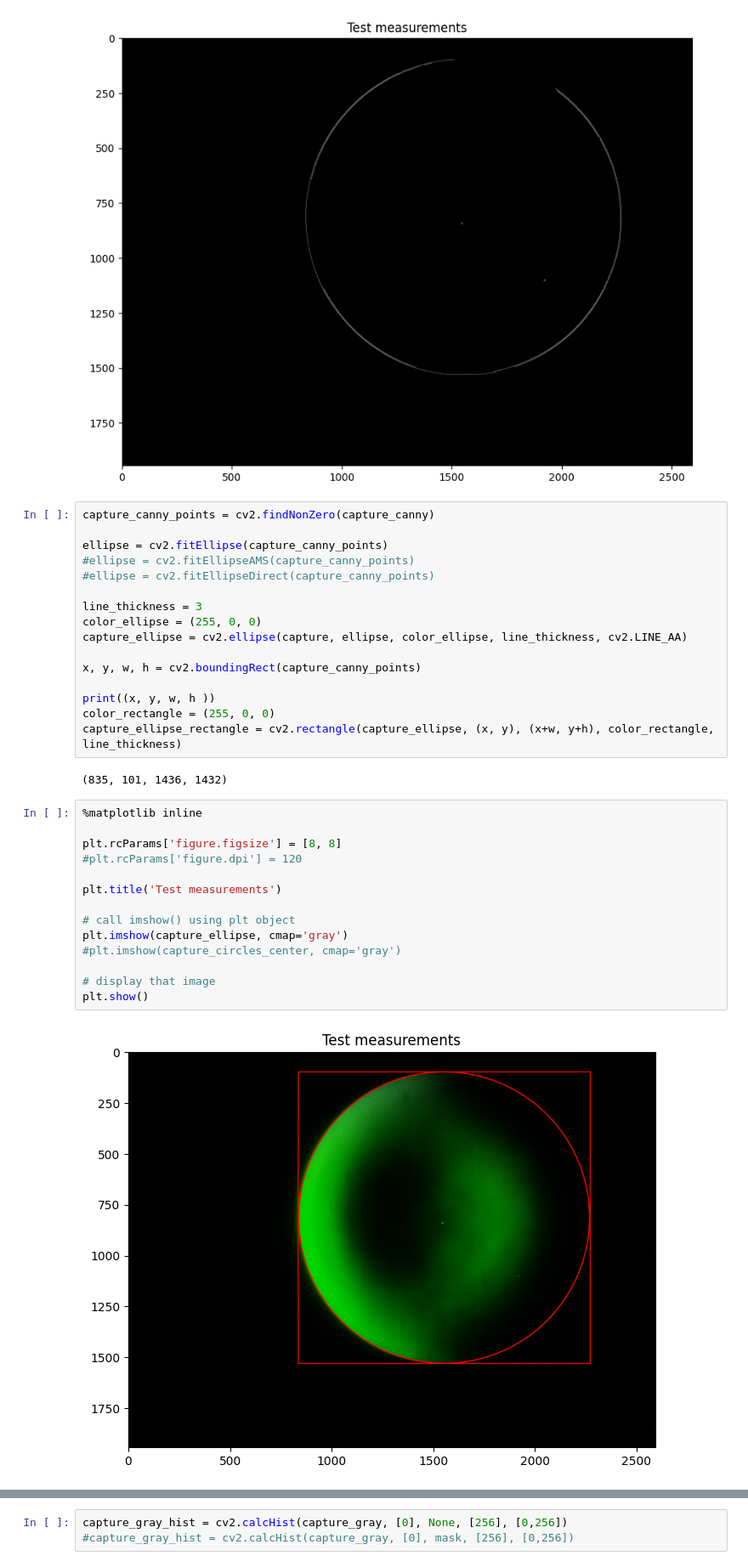
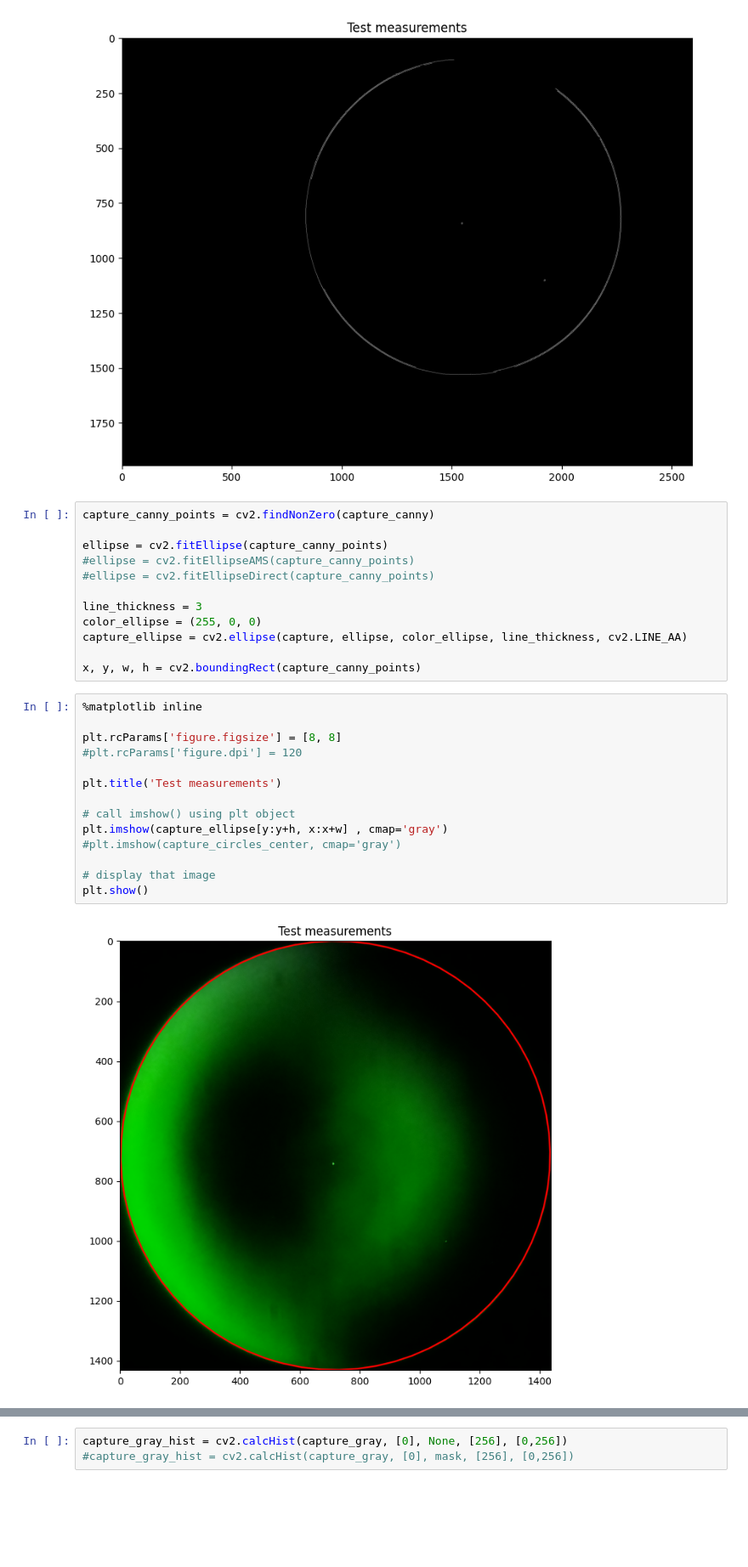
Before and after one commit to nunosousa/TelescopeMirrorTester, a Jupyter notebook: Software/Jupyter Notebooks/Shadowgram analysis/Shadowgram analysis.ipynb, the cells around one changed output, grey strips where cells are left out. Shown at 85% size. Drawn from its saved outputs; the diff is of its cells as text; blank space fills up the shorter version.

```diff
--- a/Software/Jupyter Notebooks/Shadowgram analysis/Shadowgram analysis.ipynb
+++ b/Software/Jupyter Notebooks/Shadowgram analysis/Shadowgram analysis.ipynb
@@ -94,25 +94,19 @@ color_ellipse = (255, 0, 0)
 capture_ellipse = cv2.ellipse(capture, ellipse, color_ellipse, line_thickness, cv2.LINE_AA)
 
 x, y, w, h = cv2.boundingRect(capture_canny_points)
-
-print((x, y, w, h ))
-color_rectangle = (255, 0, 0)
-capture_ellipse_rectangle = cv2.rectangle(capture_ellipse, (x, y), (x+w, y+h), color_rectangle, line_thickness)
-# %% [output]
-(835, 101, 1436, 1432)
 # %%
 %matplotlib inline
 
 plt.rcParams['figure.figsize'] = [8, 8]
 #plt.rcParams['figure.dpi'] = 120
 
 plt.title('Test measurements')
 
 # call imshow() using plt object
-plt.imshow(capture_ellipse, cmap='gray')
+plt.imshow(capture_ellipse[y:y+h, x:x+w] , cmap='gray')
 #plt.imshow(capture_circles_center, cmap='gray')
 
 # display that image
 plt.show()
 # %% [output]
-[figure, old version]
+[figure, new version]
```
Also changed, not shown: parts of 2 cells of this notebook.
